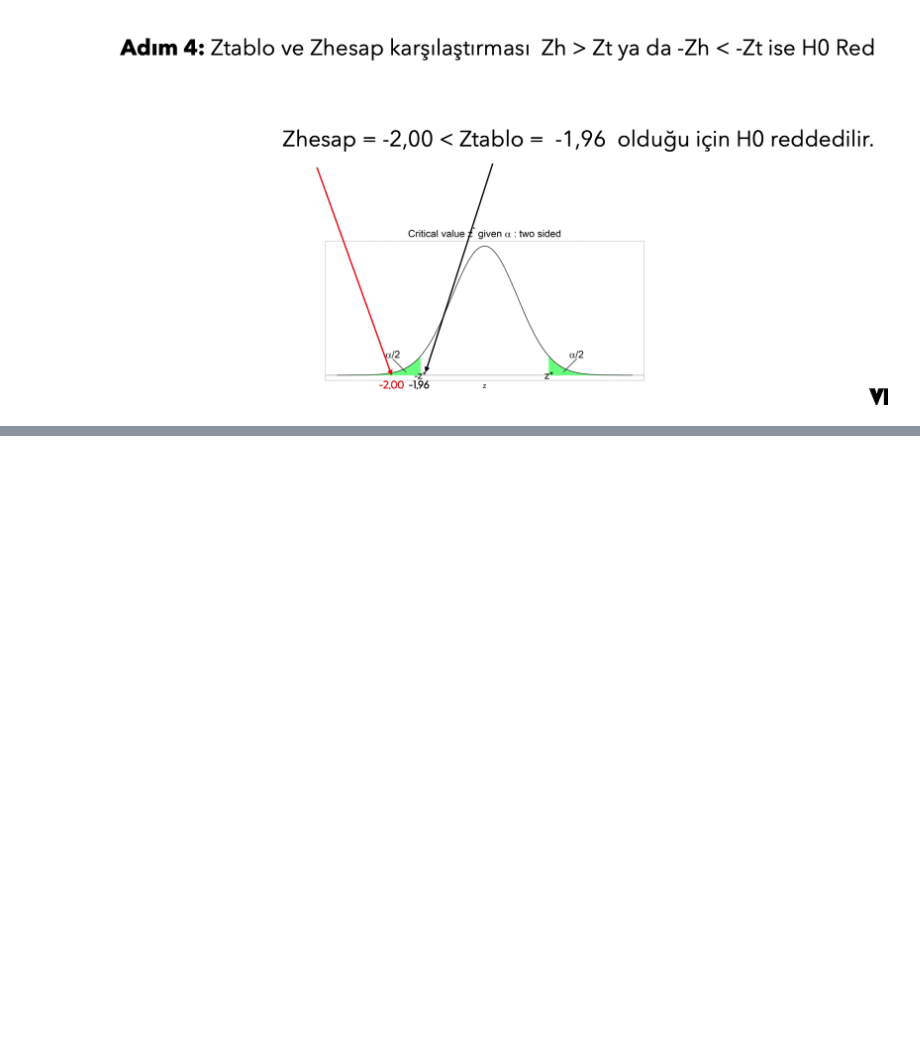
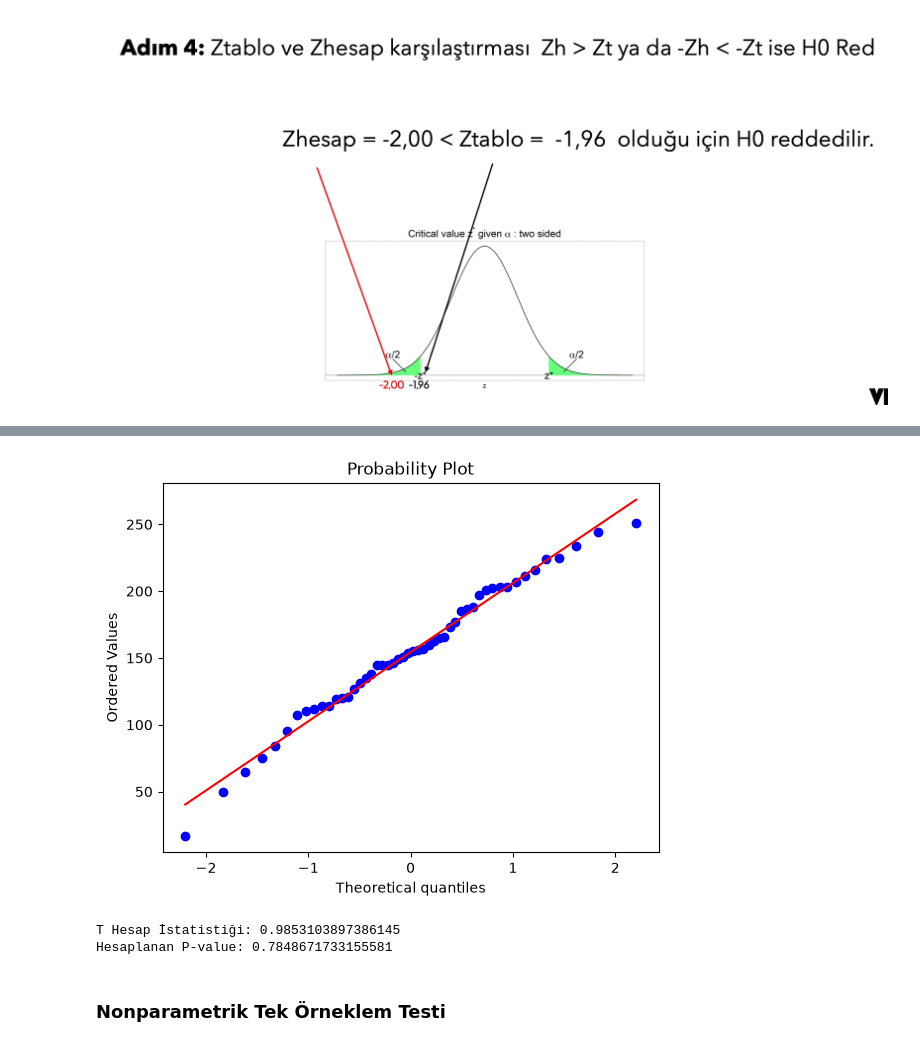
Before and after one commit to Ghost1461/machine-learning-journey, a Jupyter notebook: 05-Statistics for Data Science/istatistik.ipynb, the cells around one changed output, grey strips where cells are left out. Drawn from its saved outputs; the diff is of its cells as text; code cells hidden in the pictures; blank space fills up the shorter version.

```diff
--- a/05-Statistics for Data Science/istatistik.ipynb
+++ b/05-Statistics for Data Science/istatistik.ipynb
@@ -384,0 +452,7 @@ Ortaya çıkan bir etkinin şans eseri olup olmadığını istatistiki olarak ş
+# %%
+#qqplot
+import pylab
+stats.probplot(olcumler, dist="norm", plot=pylab)
+pylab.show()
+# %% [output]
+[figure, added]
@@ -384,0 +464,11 @@ Ortaya çıkan bir etkinin şans eseri olup olmadığını istatistiki olarak ş
+# %%
+from scipy.stats import shapiro
+
+print("T Hesap İstatistiği: " + str(shapiro(olcumler)[0]))
+print("Hesaplanan P-value: " + str(shapiro(olcumler)[1]))
+#p value, 0.05'den küçük değilse H0'ı reddetmiyoruz
+# %% [output]
+T Hesap İstatistiği: 0.9853103897386145
+Hesaplanan P-value: 0.7848671733155581
+# %% [markdown]
+### Nonparametrik Tek Örneklem Testi
```
Also changed, not shown: parts of 68 cells of this notebook.
